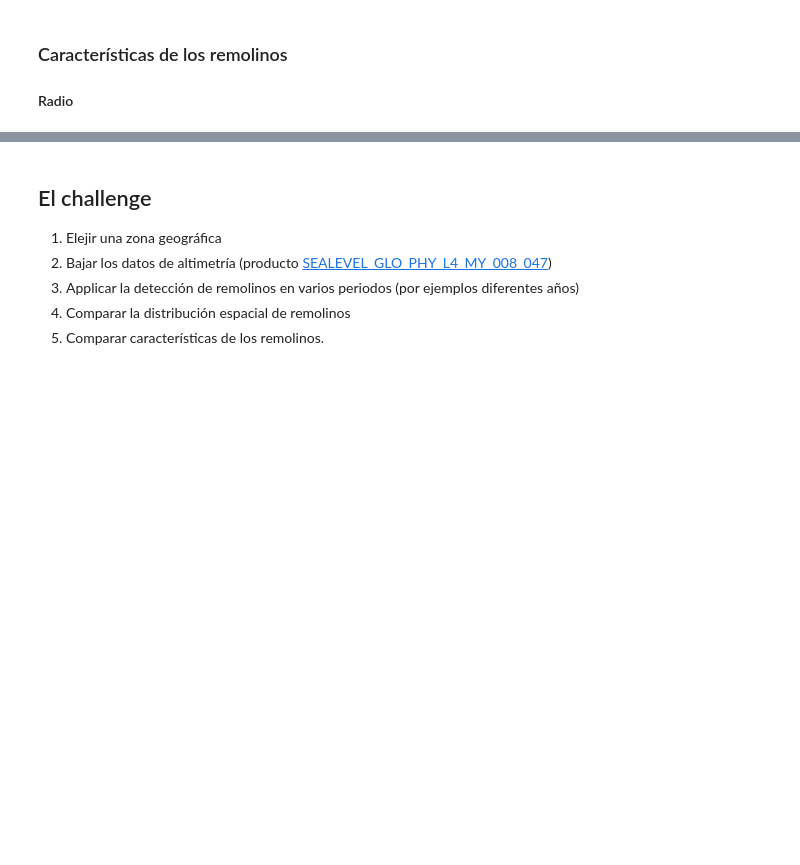
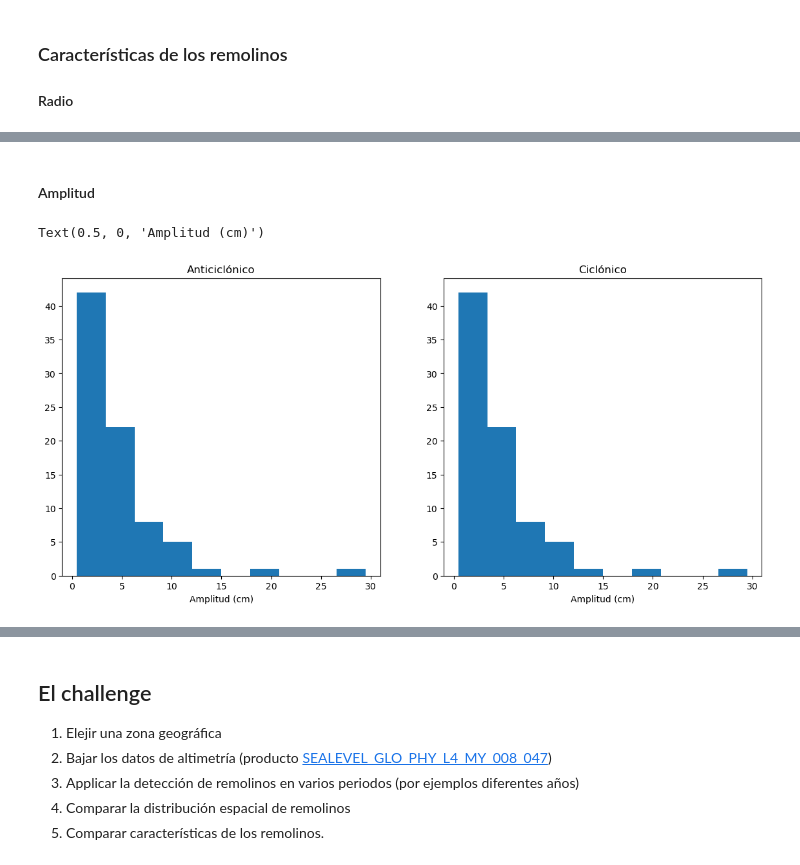
Before and after one commit to Intercoonecta/tutoriales, a Jupyter notebook: miercoles/eddy_tracking/datos_corrientes.ipynb, the cells around one changed output, grey strips where cells are left out. Drawn from its saved outputs; the diff is of its cells as text; code cells hidden in the pictures; blank space fills up the shorter version.

```diff
--- a/miercoles/eddy_tracking/datos_corrientes.ipynb
+++ b/miercoles/eddy_tracking/datos_corrientes.ipynb
@@ -288,0 +274,15 @@ Text(0.5, 0, 'Radio (m)')
+# %% [markdown]
+#### Amplitud
+# %%
+fig = plt.figure(figsize=(14, 6))
+ax = plt.subplot(121)
+ax.hist(a.amplitude * 100.)
+ax.set_title("Anticiclónico")
+ax.set_xlabel("Amplitud (cm)")
+ax = plt.subplot(122)
+ax.hist(a.amplitude * 100.)
+ax.set_title("Ciclónico")
+ax.set_xlabel("Amplitud (cm)")
+# %% [output]
+Text(0.5, 0, 'Amplitud (cm)')
+[figure, added]
```
Also changed, not shown: parts of 9 cells of this notebook.
